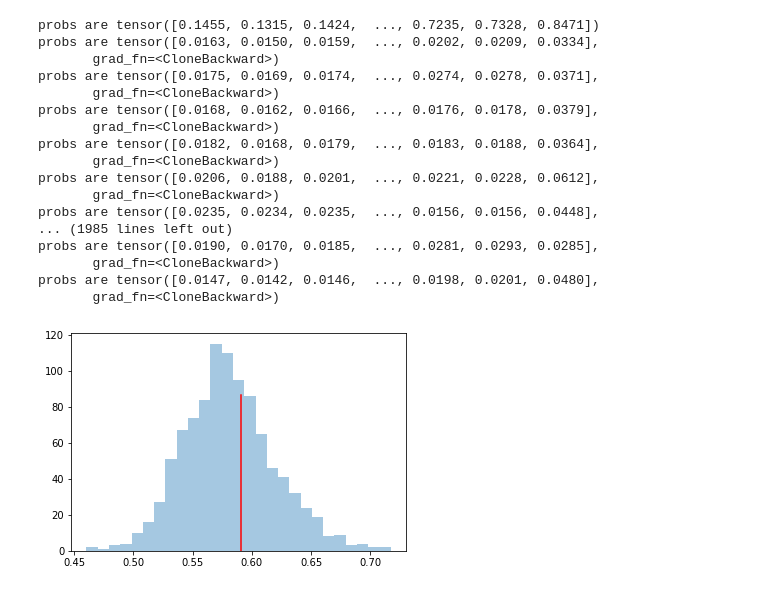
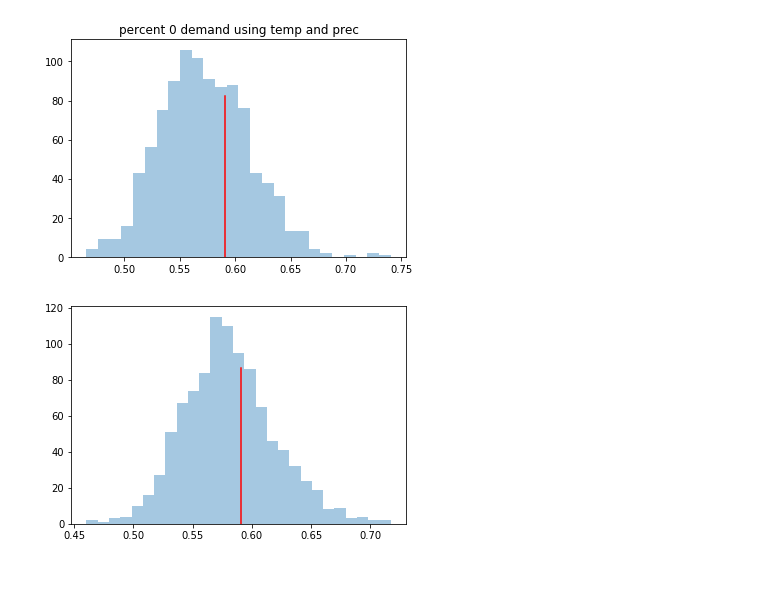
Before and after one commit to ssharpe42/probprog-finalproject, a Jupyter notebook: negbin_weather.ipynb, the cells around one changed output. Saved outputs shown, nothing was run; the diff lists cells and outputs as text; code cells hidden in the pictures.

```diff
--- a/negbin_weather.ipynb
+++ b/negbin_weather.ipynb
@@ -69,28 +56,16 @@ OrderedDict([('waic', tensor(6802.2988, grad_fn=<SumBackward0>)), ('p_waic', ten
 # %%
-    post_samples = ppd_samples(
+    post_samples_prec = ppd_samples(
         p.wrapped_model,
         svi_posterior,
         data,
         ['obs'],
         num_samples=1000)
-# %% [output]
-probs are tensor([0.1455, 0.1315, 0.1424,  ..., 0.7235, 0.7328, 0.8471])
-probs are tensor([0.0163, 0.0150, 0.0159,  ..., 0.0202, 0.0209, 0.0334],
-       grad_fn=<CloneBackward>)
-probs are tensor([0.0175, 0.0169, 0.0174,  ..., 0.0274, 0.0278, 0.0371],
-       grad_fn=<CloneBackward>)
-probs are tensor([0.0168, 0.0162, 0.0166,  ..., 0.0176, 0.0178, 0.0379],
-       grad_fn=<CloneBackward>)
-probs are tensor([0.0182, 0.0168, 0.0179,  ..., 0.0183, 0.0188, 0.0364],
-       grad_fn=<CloneBackward>)
-probs are tensor([0.0206, 0.0188, 0.0201,  ..., 0.0221, 0.0228, 0.0612],
-       grad_fn=<CloneBackward>)
-probs are tensor([0.0235, 0.0234, 0.0235,  ..., 0.0156, 0.0156, 0.0448],
-... (1985 lines left out)
-probs are tensor([0.0190, 0.0170, 0.0185,  ..., 0.0281, 0.0293, 0.0285],
-       grad_fn=<CloneBackward>)
-probs are tensor([0.0147, 0.0142, 0.0146,  ..., 0.0198, 0.0201, 0.0480],
-       grad_fn=<CloneBackward>)
+# %%
+
+compare_test_statistic(data_samp.demand.values, post_samples_prec[:,0,:],
+                       stat=perc_0,title='percent 0 demand using temp and prec')
+# %% [output]
+[figure, added]
 # %%
     compare_test_statistic(data_samp.demand.values, post_samples[:,0,:],
                            stat=perc_0)
```
Also changed, not shown: parts of 6 cells of this notebook, 4 other files.
